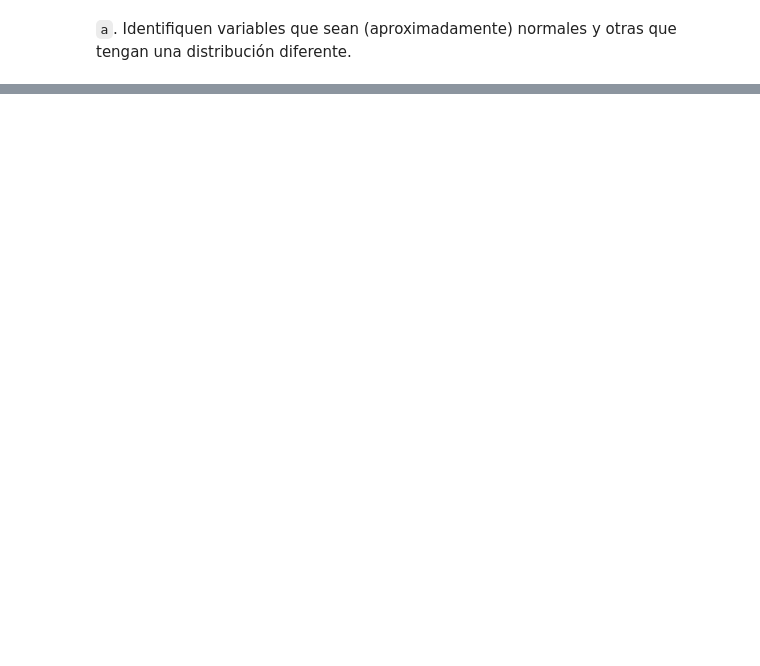
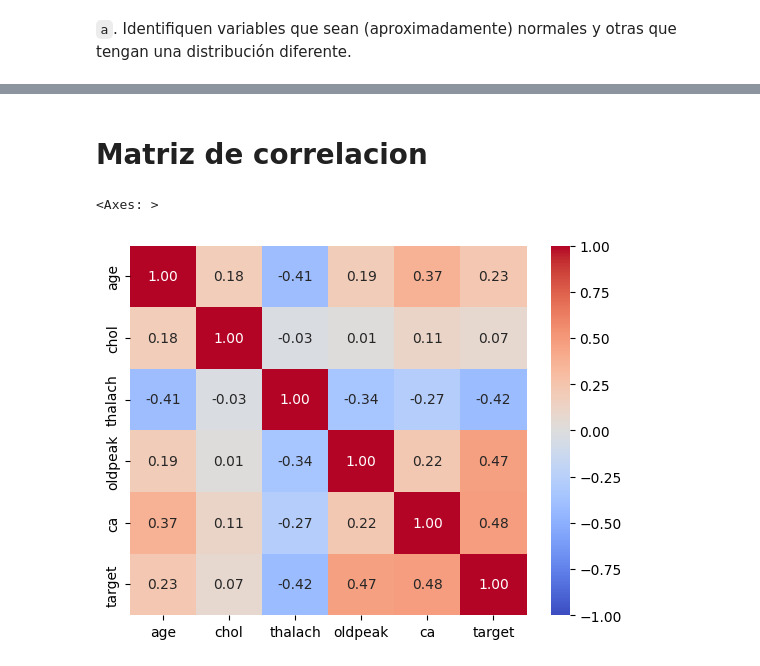
Before and after one commit to SkynetProyect/UHC_ML_Diseases, a Jupyter notebook: notebooks/Entrega_2.ipynb, the cells around one changed output, grey strips where cells are left out. Drawn from its saved outputs; the diff is of its cells as text; code cells hidden in the pictures; blank space fills up the shorter version.

```diff
--- a/notebooks/Entrega_2.ipynb
+++ b/notebooks/Entrega_2.ipynb
@@ -263,0 +354,4 @@ dtype: int64
+# %%
+df["zscore"] = (df["trestbps"] - df["trestbps"].mean()) / df["trestbps"].std()
+df= df[(df["zscore"]<3) & (df["zscore"]>-3)]
+print("numero de registros:", df.shape[0])
@@ -263,0 +360,8 @@ dtype: int64
+# %%
+Q1 = df["oldpeak"].quantile(0.25)
+Q3 = df["oldpeak"].quantile(0.75)
+IQR = Q3 - Q1
+lower_bound = Q1 - 1.5 * IQR
+upper_bound = Q3 + 1.5 * IQR
+df = df[(df["oldpeak"] < upper_bound) & (df["oldpeak"] > lower_bound)]
+print("numero de registros:", df.shape[0])
@@ -263,0 +370,8 @@ dtype: int64
+# %%
+Q1 = df["chol"].quantile(0.25)
+Q3 = df["chol"].quantile(0.75)
+IQR = Q3 - Q1
+lower_bound = Q1 - 1.5 * IQR
+upper_bound = Q3 + 1.5 * IQR
+df = df[(df["chol"] < upper_bound) & (df["chol"] > lower_bound)]
+print("numero de registros:", df.shape[0])
@@ -263,0 +425,10 @@ dtype: int64
+# %%
+df = df.drop(columns=["zscore", "trestbps"])
+# %% [markdown]
+# Matriz de correlacion
+# %%
+corr = df.select_dtypes('number').corr()
+sns.heatmap(corr, annot=True, fmt='.2f', cmap='coolwarm', vmin=-1, vmax=1)
+# %% [output]
+<Axes: >
+[figure, added]
```
Also changed, not shown: parts of 40 cells of this notebook.
